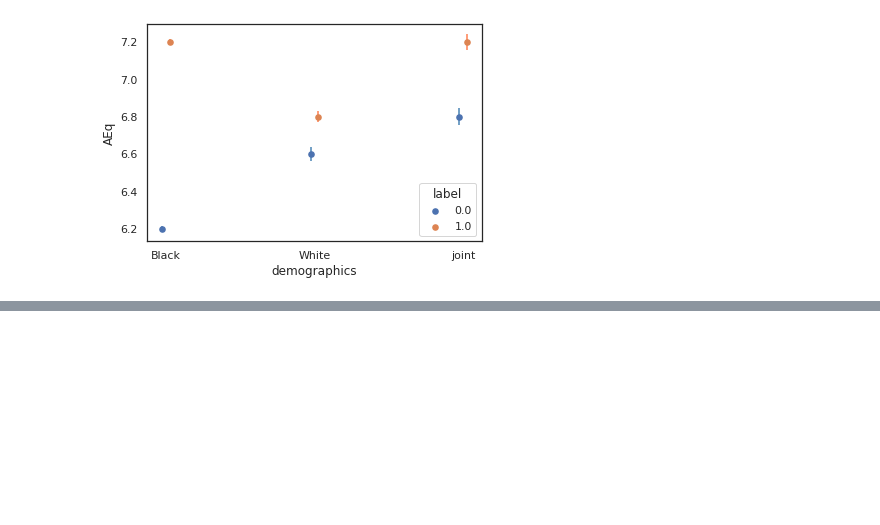
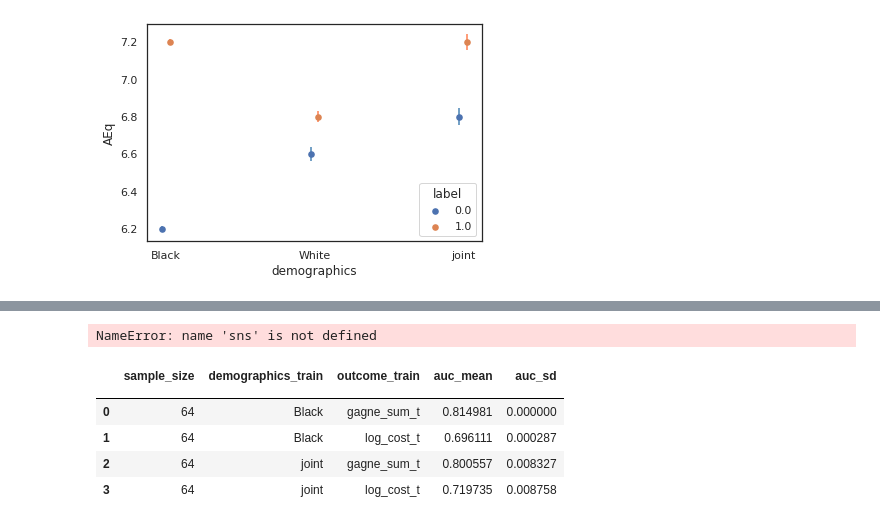
Before and after one commit to Nadkarni-Lab/cnnMCSE, a Jupyter notebook: demo/Demo-cleaned.ipynb, the cells around one changed output, grey strips where cells are left out. Cells and saved outputs as stored; diff of their text form; code cells hidden in the pictures; blank space fills up the shorter version.

```diff
--- a/demo/Demo-cleaned.ipynb
+++ b/demo/Demo-cleaned.ipynb
@@ -204,0 +237,19 @@ NameError: name 'current_label' is not defined
+# %%
+ax = sns.pointplot('demographics', 'mean_mcse', hue='label',
+    data=metadata, dodge=True, join=False, ci=None, scale=0.75)
+
+# Find the x,y coordinates for each point
+x_coords = []
+y_coords = []
+for point_pair in ax.collections:
+    for x, y in point_pair.get_offsets():
+        x_coords.append(x)
+        y_coords.append(y)
+errors = metadata['sd_mcse']
+colors = ['steelblue']*3 + ['coral']*3
+ax.errorbar(x_coords, y_coords, yerr=errors,
+    ecolor=colors, fmt=' ', zorder=-1)
+ax.set_ylabel("AEq")
+plt.show()
+# %% [output]
+NameError: name 'sns' is not defined
@@ -204,0 +285,24 @@ NameError: name 'current_label' is not defined
+# %%
+bootstraps_vector = [0, 1]
+# %%
+df2 = df[
+    (df['demographics_test'] == "Black") &
+    (df['sample_size'] == df['sample_size'].max())
+]
+
+
+df2 = df2.groupby(["sample_size", "demographics_train", "outcome_train"]).agg({
+        "estimands": ["mean", "std"]
+})
+df2["auc_mean"] = df2["estimands"]["mean"]
+df2["auc_sd"]   = df2["estimands"]["std"] / len(bootstraps_vector)
+df2.drop(["estimands"], axis=1, inplace=True)
+df2.reset_index(inplace=True)
+df2
+# %% [output]
+|  | sample_size | demographics_train | outcome_train | auc_mean | auc_sd |
+|  |  |  |  |  |  |
+| 0 | 64 | Black | gagne_sum_t | 0.814981 | 0.000000 |
+| 1 | 64 | Black | log_cost_t | 0.696111 | 0.000287 |
+| 2 | 64 | joint | gagne_sum_t | 0.800557 | 0.008327 |
+| 3 | 64 | joint | log_cost_t | 0.719735 | 0.008758 |
```
Also changed, not shown: parts of 7 cells of this notebook, 4 other files.
